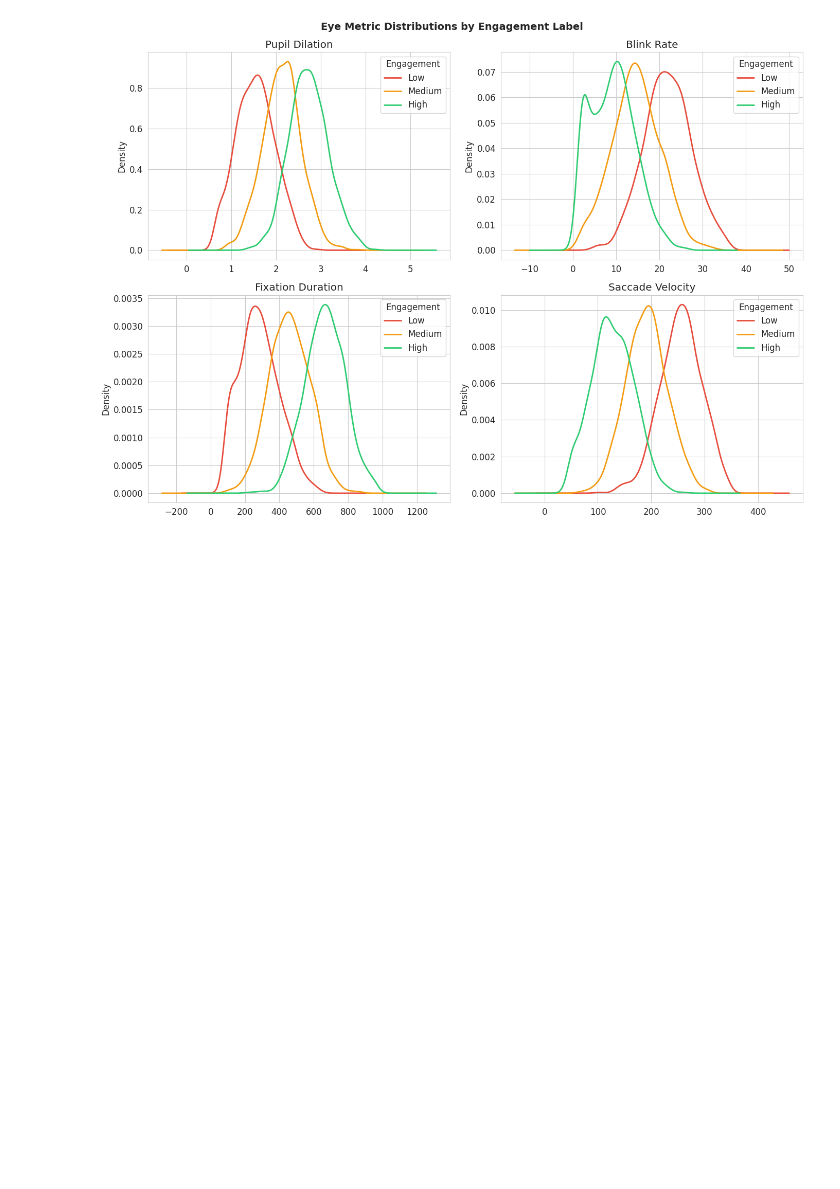
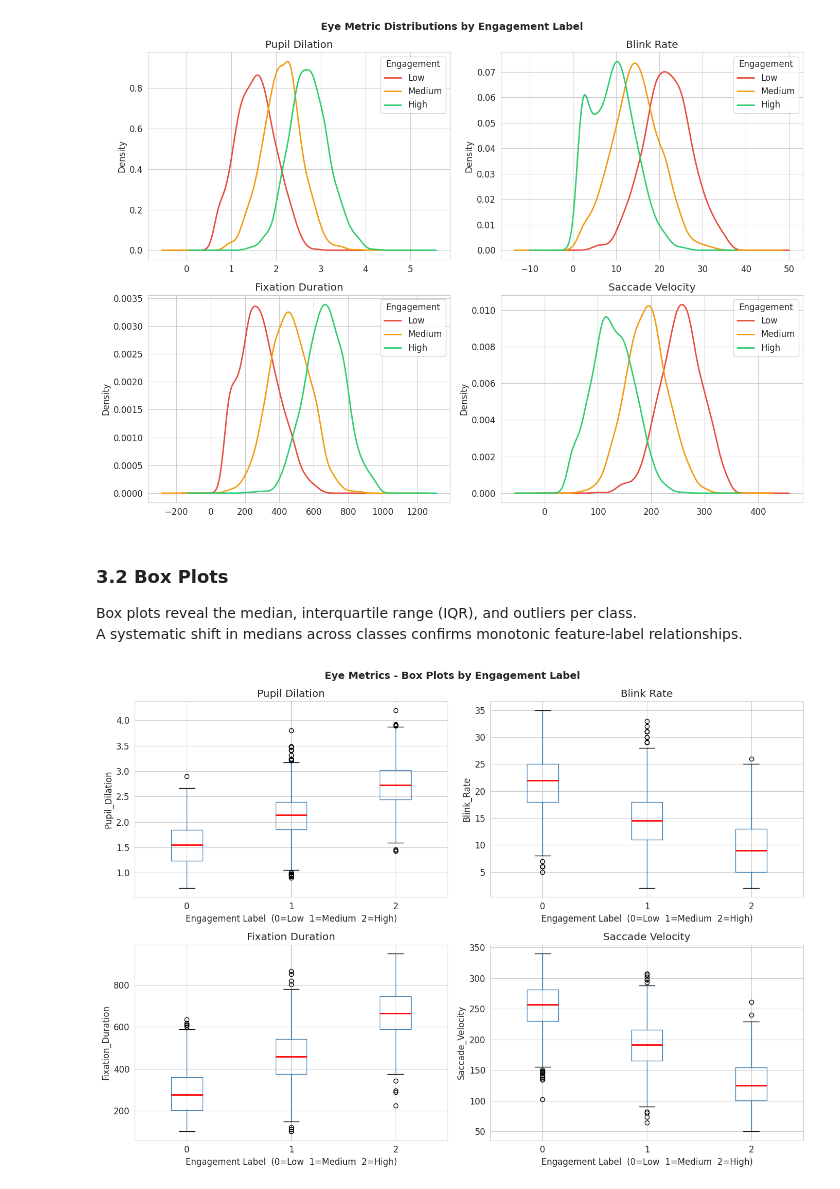
Before and after one commit to YasiniK/multimodal-student-cognitive-load-and-engagement-detection, a Jupyter notebook: Cognitive_Load/CL_EDA_Preprocessing.ipynb, the cells around one changed output. Saved outputs shown, nothing was run; the diff lists cells and outputs as text; code cells hidden in the pictures; blank space fills up the shorter version.

Commit message:
EDA: Box plots

```diff
--- a/Cognitive_Load/CL_EDA_Preprocessing.ipynb
+++ b/Cognitive_Load/CL_EDA_Preprocessing.ipynb
@@ -169,3 +169,25 @@ plt.show()
 # information across engagement levels, validating feature retention.
 # %% [output]
 [figure]
+# %% [markdown]
+### 3.2 Box Plots
+
+Box plots reveal the median, interquartile range (IQR), and outliers per class.
+A systematic shift in medians across classes confirms monotonic feature-label relationships.
+# %%
+fig, axes = plt.subplots(2, 2, figsize=(14, 10))
+
+for ax, col in zip(axes.flatten(), eye_cols):
+    df.boxplot(column=col, by='Engagement_Label', ax=ax,
+               boxprops=dict(color='steelblue'),
+               medianprops=dict(color='red', linewidth=2))
+    ax.set_title(col.replace('_', ' '), fontweight='bold')
+    ax.set_xlabel('Engagement Label  (0=Low  1=Medium  2=High)')
+    ax.set_ylabel(col.replace('_', ' '))
+
+plt.suptitle('Box Plots — Eye Metrics by Engagement Label',
+             fontsize=14, fontweight='bold')
+plt.tight_layout()
+plt.show()
+# %% [output]
+[figure, added]
```
